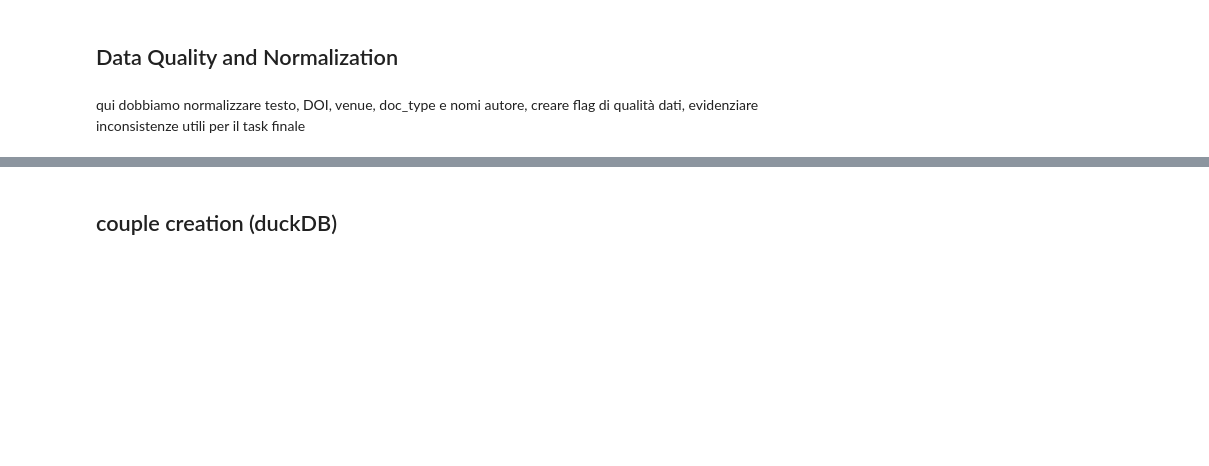
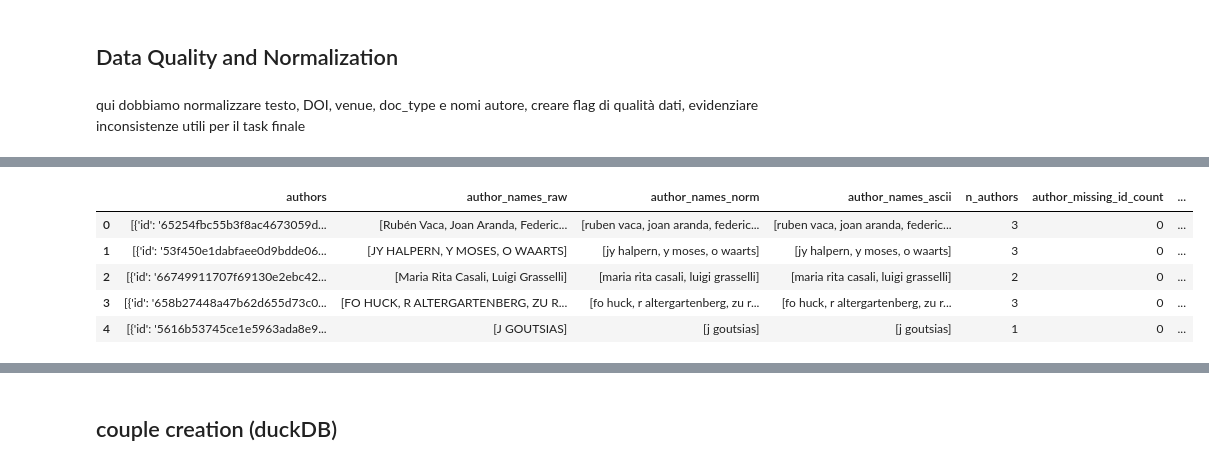
Before and after one commit to SergioFernandezDiz/Data-Projects-Hackathon_3-25-26, a Jupyter notebook: code.ipynb, the cells around one changed output, grey strips where cells are left out. Saved outputs shown, nothing was run; the diff lists cells and outputs as text; code cells hidden in the pictures; blank space fills up the shorter version.

Commit message:
fixed files name
fix in normalization steps

```diff
--- a/code.ipynb
+++ b/code.ipynb
@@ -2347,22 +2405,27 @@ for split in ["train", "val", "test"]:
 # %%
-import pyarrow.parquet as pq
-
 cols = [
     "authors",
     "author_names_raw",
     "author_names_norm",
     "author_names_ascii",
     "n_authors",
     "author_missing_id_count",
     "author_missing_org_count",
 ]
 
-parquet_file = pq.ParquetFile("data/train.parquet")
+parquet_file = pq.ParquetFile("data/train_normalized.parquet")
 first_batch = next(parquet_file.iter_batches(batch_size=5, columns=cols))
 df_preview = first_batch.to_pandas()
 
 display(df_preview)
 del df_preview
+# %% [output]
+|  | authors | author_names_raw | author_names_norm | author_names_ascii | n_authors | author_missing_id_count | ... |
+| 0 | [{'id': '65254fbc55b3f8ac4673059d... | [Rubén Vaca, Joan Aranda, Federic... | [ruben vaca, joan aranda, federic... | [ruben vaca, joan aranda, federic... | 3 | 0 | ... |
+| 1 | [{'id': '53f450e1dabfaee0d9bdde06... | [JY HALPERN, Y MOSES, O WAARTS] | [jy halpern, y moses, o waarts] | [jy halpern, y moses, o waarts] | 3 | 0 | ... |
+| 2 | [{'id': '66749911707f69130e2ebc42... | [Maria Rita Casali, Luigi Grasselli] | [maria rita casali, luigi grasselli] | [maria rita casali, luigi grasselli] | 2 | 0 | ... |
+| 3 | [{'id': '658b27448a47b62d655d73c0... | [FO HUCK, R ALTERGARTENBERG, ZU R... | [fo huck, r altergartenberg, zu r... | [fo huck, r altergartenberg, zu r... | 3 | 0 | ... |
+| 4 | [{'id': '5616b53745ce1e5963ada8e9... | [J GOUTSIAS] | [j goutsias] | [j goutsias] | 1 | 0 | ... |
 # %%
 def venue_doc_type_conflict(venue_norm, doc_type_norm):
     if not venue_norm or not doc_type_norm:
```
Also changed, not shown: parts of 17 cells of this notebook.
